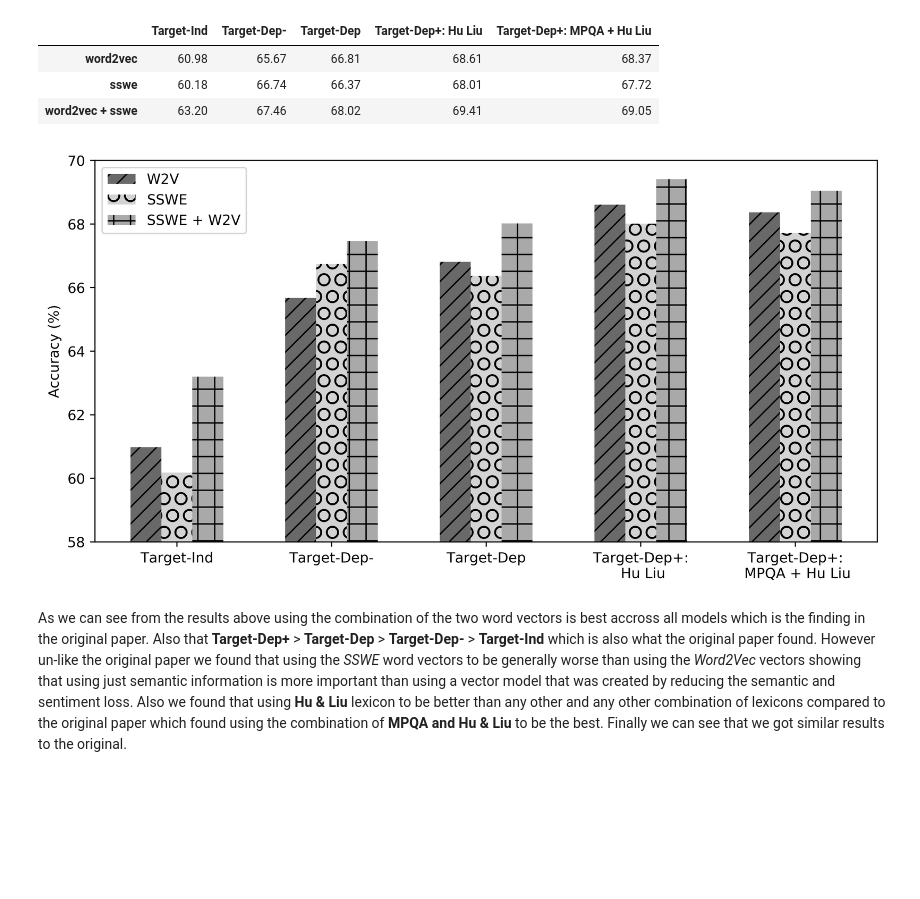
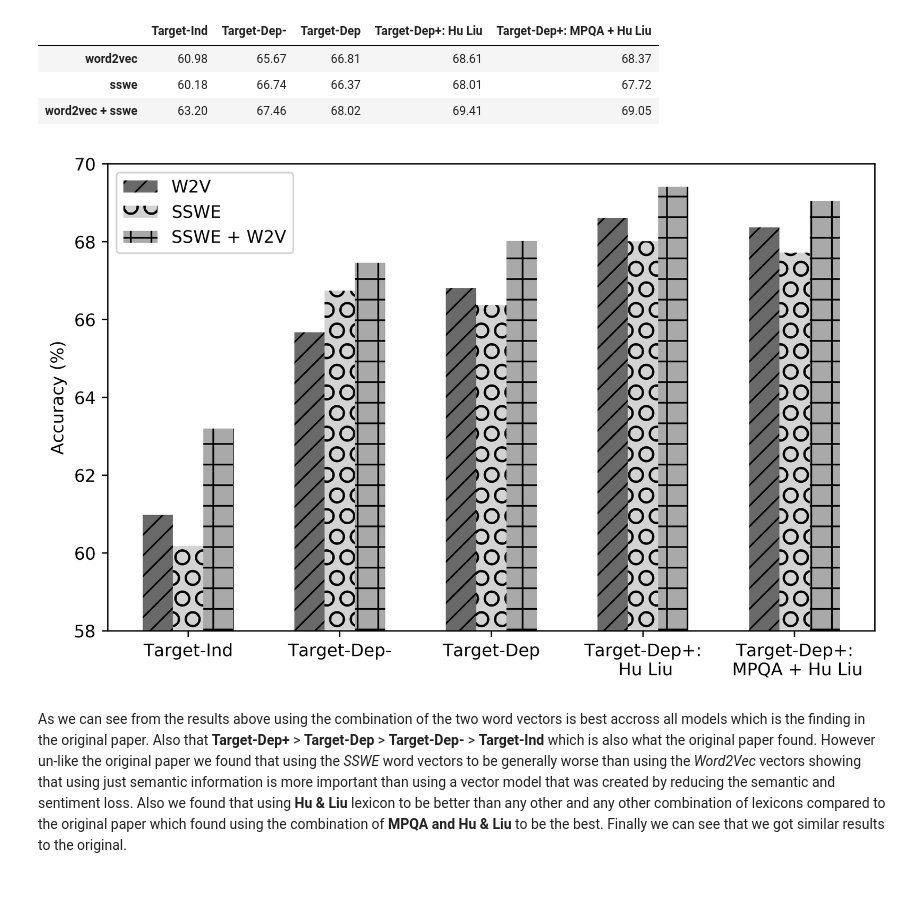
Before and after one commit to apmoore1/Bella, a Jupyter notebook: notebooks/target_model.ipynb, the cells around one changed output. Saved outputs shown, nothing was run; the diff lists cells and outputs as text; code cells hidden in the pictures; blank space fills up the shorter version.

Commit message:
new figures

```diff
--- a/notebooks/target_model.ipynb
+++ b/notebooks/target_model.ipynb
@@ -256,35 +249,35 @@ import matplotlib.pyplot as plt
 
 model_index = {index : model for index, model in enumerate(grid_results.keys())}
 num_models = len(model_index)
 
 word2vec_values = [vector_results_df[model_index[index]]['word2vec']\
                    for index in range(num_models)]
 sswe_values = [vector_results_df[model_index[index]]['sswe']\
                for index in range(num_models)]
 word_sswe_values = [vector_results_df[model_index[index]]['word2vec + sswe']\
                     for index in range(num_models)]
 ind = np.arange(num_models)
 width = 0.2
 fig, ax = plt.subplots(dpi=500)
-fig.set_size_inches(10,5)
+fig.set_size_inches(8,5)
 word2vec_bar = ax.bar(ind, word2vec_values, width, color='dimgrey', hatch='//')
 sswe_bar = ax.bar(ind + width, sswe_values, width, color='lightgray', hatch='O')
 word_sswe_bar = ax.bar(ind + (2 * width), word_sswe_values, width,
                        color='darkgray', hatch='+')
 
 
 ax.set_xticks(ind + width)
 ax.set_ylim([58 ,70])
 model_names = [model_index[index] for index in range(num_models)]
 model_names[3] = 'Target-Dep+:\n Hu Liu'
 model_names[4] = 'Target-Dep+:\n MPQA + Hu Liu'
 ax.set_xticklabels(model_names)
 ax.legend((word2vec_bar, sswe_bar, word_sswe_bar), ('W2V', 'SSWE', 'SSWE + W2V'))
 
 ax.set_ylabel('Accuracy (%)')
 fig.savefig('Effectiveness of word embedding.png', dpi=300)
 # %% [output]
-[figure, old version]
+[figure, new version]
 # %% [markdown]
 As we can see from the results above using the combination of the two word vectors is best accross all models which is the finding in the original paper. Also that **Target-Dep+** > **Target-Dep** > **Target-Dep-** > **Target-Ind** which is also what the original paper found. However un-like the original paper we found that using the *SSWE* word vectors to be generally worse than using the *Word2Vec* vectors showing that using just semantic information is more important than using a vector model that was created by reducing the semantic and sentiment loss. Also we found that using **Hu & Liu** lexicon to be better than any other and any other combination of lexicons compared to the original paper which found using the combination of **MPQA and Hu & Liu** to be the best. Finally we can see that we got similar results to the original.
 
```
Also changed, not shown: parts of 3 cells of this notebook.
